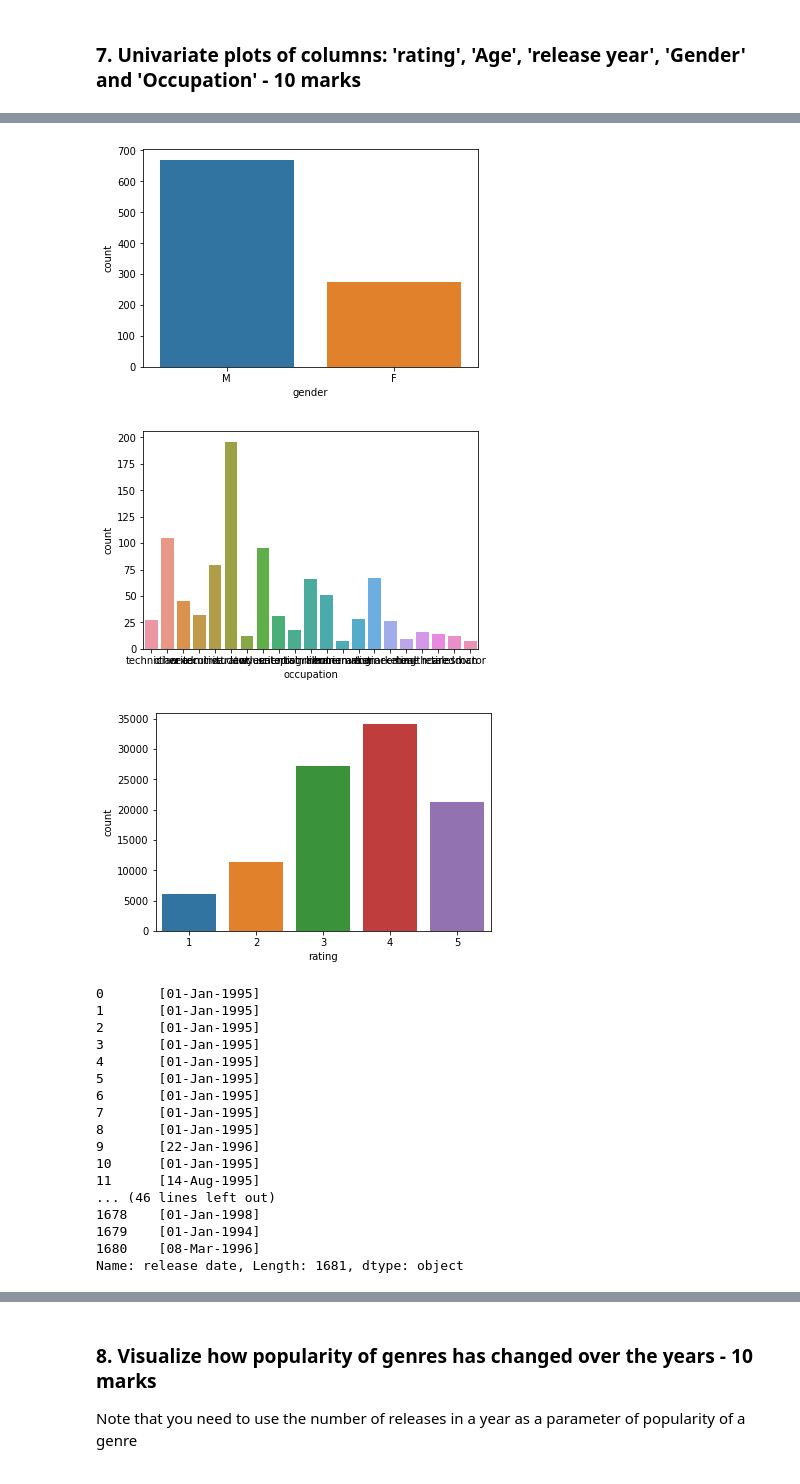
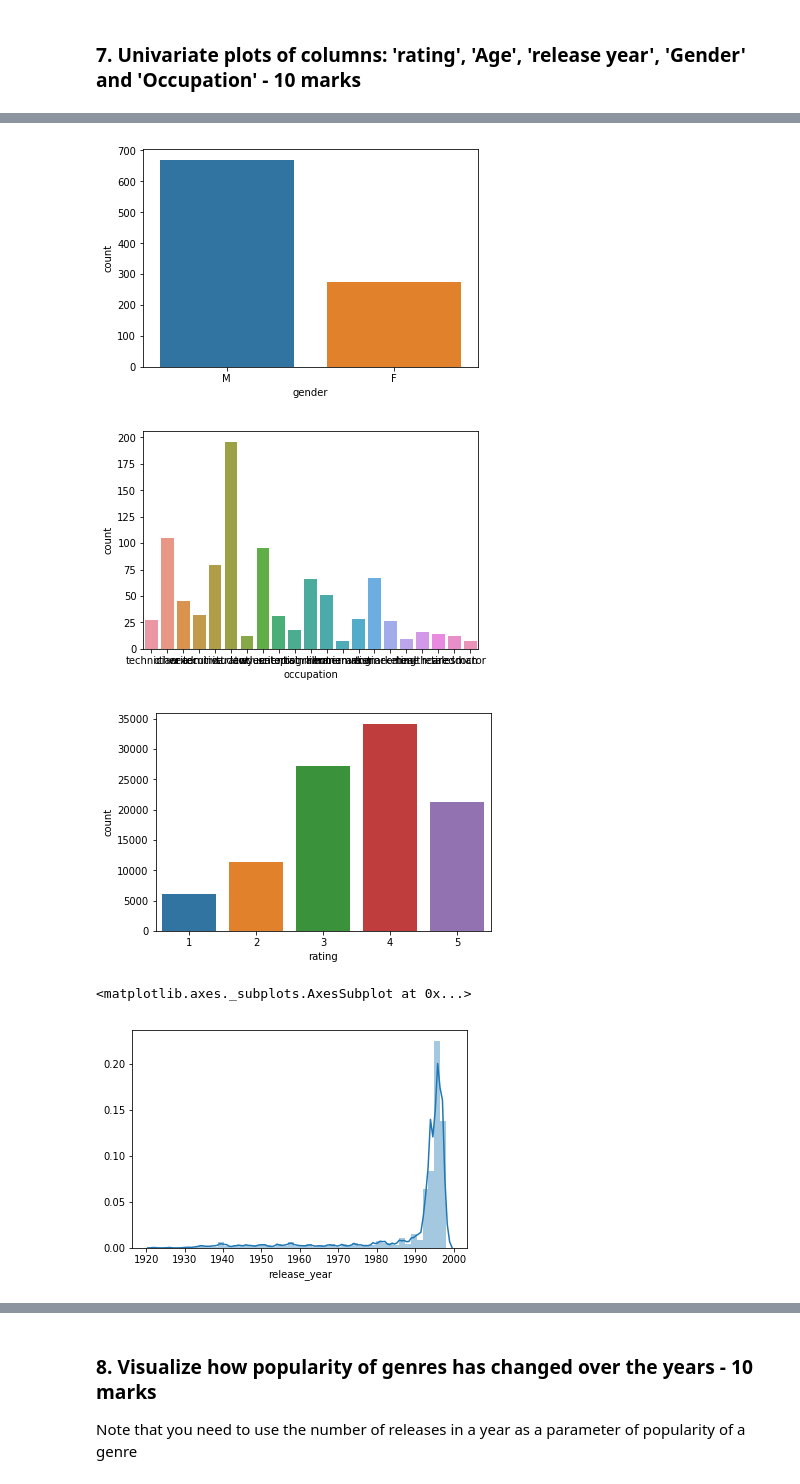
Before and after one commit to mazeeblanke/Movie-Lens, a Jupyter notebook: MovieLens Project Questions.ipynb, the cells around one changed output, grey strips where cells are left out. Drawn from its saved outputs; the diff is of its cells as text; code cells hidden in the pictures.

Commit message:
Visualize how popularity of genres has changed over the years

```diff
--- a/MovieLens Project Questions.ipynb
+++ b/MovieLens Project Questions.ipynb
@@ -131,49 +126,36 @@ item.drop(df_with_unknown_genre.index, axis=0, inplace=True)
 # %%
 # HINT: use distplot for age and countplot for gender,ratings,occupation.
 # HINT: Please refer to the below snippet to understand how to get to release year from release date. You can use str.split()
 # as depicted below
 # Hint : Use displot without kde for release year or line plot showing year wise count.
 
 # Distplot for age
 sns.distplot(user['age'])
 plt.show()
 
 # Countplot for gender
 sns.countplot(x="gender", data=user)
 plt.show()
 
 # Countplot for occupation
 sns.countplot(x="occupation", data=user)
 plt.show()
 
 # Countplot for ratings
 sns.countplot(x="rating", data=data)
 plt.show()
 
 # sns.distplot(item['release_year'])
-item['release date'].apply(str.split, '-')
+release_year = item['release date'].str.split('-').str[2]
+item['release_year'] = pd.to_numeric(release_year)
+sns.distplot(item['release_year'])
 # %% [output]
 [figure]
 [figure]
 [figure]
 [figure]
-0       [01-Jan-1995]
-1       [01-Jan-1995]
-2       [01-Jan-1995]
-3       [01-Jan-1995]
-4       [01-Jan-1995]
-5       [01-Jan-1995]
-6       [01-Jan-1995]
-7       [01-Jan-1995]
-8       [01-Jan-1995]
-9       [22-Jan-1996]
-10      [01-Jan-1995]
-11      [14-Aug-1995]
-... (46 lines left out)
-1678    [01-Jan-1998]
-1679    [01-Jan-1994]
-1680    [08-Mar-1996]
-Name: release date, Length: 1681, dtype: object
+<matplotlib.axes._subplots.AxesSubplot at 0x...>
+[figure, added]
 # %%
 a = 'My*cat*is*brown'
 print(a.split('*')[3])
```
Also changed, not shown: parts of 7 cells of this notebook.
